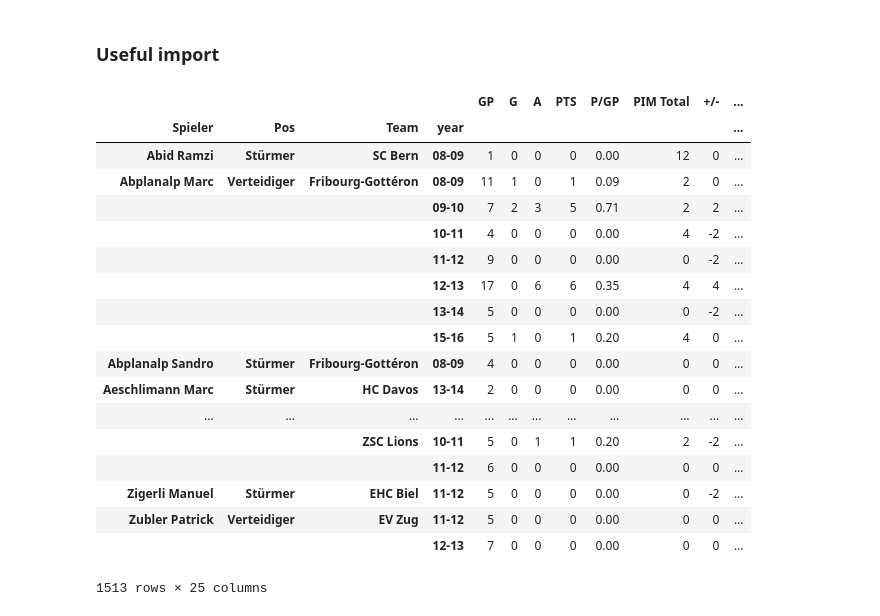
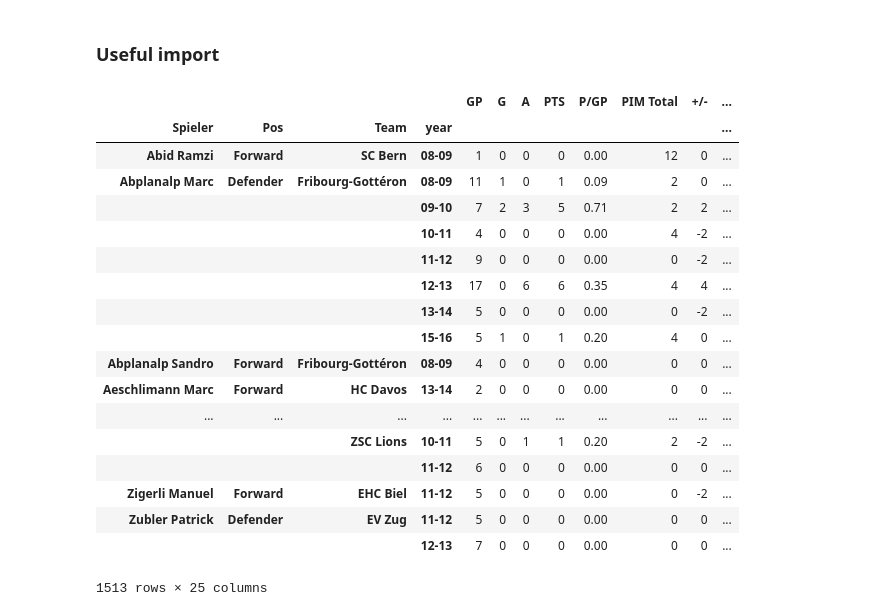
Before and after one commit to Gronlaen/swiss-ice-hockey-playoffs-prediction, a Jupyter notebook: Playoff_Analysis.ipynb, the cells around one changed output. Saved outputs shown, nothing was run; the diff lists cells and outputs as text; code cells hidden in the pictures.

```diff
--- a/Playoff_Analysis.ipynb
+++ b/Playoff_Analysis.ipynb
@@ -12,6 +12,8 @@ path_playoff_shots = "Data/Playoff/shots/*"
 path_playoff_shootouts = "Data/Playoff/shootouts/*"
 path_playoff_penalties = "Data/Playoff/penalties/*"
 
+dictPos = {'Stürmer' : 'Forward',
+       'Verteidiger' : 'Defender'}
 
 l = []
 for file in glob.iglob(path_playoff_summary):
@@ -21,6 +23,7 @@ for file in glob.iglob(path_playoff_summary):
     l.append(df)
 
 playoff_summary = pd.concat(l)
+playoff_summary.replace({"Pos" : dictPos}, inplace=True)
 
 l = []
 for file in glob.iglob(path_playoff_goals):
@@ -29,6 +32,7 @@ for file in glob.iglob(path_playoff_goals):
     l.append(df)
 
 playoff_goals = pd.concat(l)
+playoff_goals.replace({"Pos" : dictPos}, inplace=True)
 
 l = []
 for file in glob.iglob(path_playoff_shots):
@@ -37,6 +41,7 @@ for file in glob.iglob(path_playoff_shots):
     l.append(df)
 
 playoff_shots = pd.concat(l)
+playoff_shots.replace({"Pos" : dictPos}, inplace=True)
 
 l = []
 for file in glob.iglob(path_playoff_shootouts):
@@ -45,6 +50,7 @@ for file in glob.iglob(path_playoff_shootouts):
     l.append(df)
 
 playoff_shootouts = pd.concat(l)
+playoff_shootouts.replace({"Pos" : dictPos}, inplace=True)
 
 l = []
 for file in glob.iglob(path_playoff_penalties):
@@ -53,6 +59,7 @@ for file in glob.iglob(path_playoff_penalties):
     l.append(df)
 
 playoff_penalties = pd.concat(l)
+playoff_penalties.replace({"Pos" : dictPos}, inplace=True)
 
 playoff_summary.set_index(['Spieler','Team','Pos','year','GP'], inplace=True)
 playoff_summary.sort_index(inplace=True)
@@ -60,49 +67,48 @@ playoff_summary.drop(playoff_summary.columns[[0]], axis=1, inplace=True)
 
 playoff_shots.set_index(['Spieler','Team','Pos','year','GP'], inplace=True)
 playoff_shots.sort_index(inplace=True)
 playoff_shots.drop(playoff_shots.columns[[0]], axis=1, inplace=True)
 
 playoff_shootouts.set_index(['Spieler','Team','Pos','year','GP'], inplace=True)
 playoff_shootouts.sort_index(inplace=True)
 playoff_shootouts.drop(playoff_shootouts.columns[[0]], axis=1, inplace=True)
 
 playoff_goals.set_index(['Spieler','Team','Pos','year','GP'], inplace=True)
 playoff_goals.sort_index(inplace=True)
 playoff_goals.drop(playoff_goals.columns[[0]], axis=1, inplace=True)
 
 playoff_penalties.set_index(['Spieler','Team','Pos','year','GP'], inplace=True)
 playoff_penalties.sort_index(inplace=True)
 playoff_penalties.drop(playoff_penalties.columns[[0]], axis=1, inplace=True)
 
 player_info = pd.concat([playoff_summary, playoff_goals, playoff_shots, playoff_penalties], axis=1).sort_index()
 
-dictPos = {'Stürmer' : 'Forward',
-       'Verteidiger' : 'Defender'}
+
 player_info.replace({"Pos" : dictPos}, inplace=True)
 
 player_info = player_info.loc[:,~player_info.columns.duplicated()]
 player_info = player_info.reset_index().set_index(['Spieler','Pos','Team','year'])
 
 player_info.to_csv('Data/Cleaned_Data/playoff_clean.csv')
 
 player_info
 # %% [output]
 |  |  |  |  | GP | G | A | PTS | P/GP | PIM Total | +/- | ... |
 | Spieler | Pos | Team | year |  |  |  |  |  |  |  | ... |
-| Abid Ramzi | Stürmer | SC Bern | 08-09 | 1 | 0 | 0 | 0 | 0.00 | 12 | 0 | ... |
-| Abplanalp Marc | Verteidiger | Fribourg-Gottéron | 08-09 | 11 | 1 | 0 | 1 | 0.09 | 2 | 0 | ... |
+| Abid Ramzi | Forward | SC Bern | 08-09 | 1 | 0 | 0 | 0 | 0.00 | 12 | 0 | ... |
+| Abplanalp Marc | Defender | Fribourg-Gottéron | 08-09 | 11 | 1 | 0 | 1 | 0.09 | 2 | 0 | ... |
 |  |  |  | 09-10 | 7 | 2 | 3 | 5 | 0.71 | 2 | 2 | ... |
 |  |  |  | 10-11 | 4 | 0 | 0 | 0 | 0.00 | 4 | -2 | ... |
 |  |  |  | 11-12 | 9 | 0 | 0 | 0 | 0.00 | 0 | -2 | ... |
 |  |  |  | 12-13 | 17 | 0 | 6 | 6 | 0.35 | 4 | 4 | ... |
 |  |  |  | 13-14 | 5 | 0 | 0 | 0 | 0.00 | 0 | -2 | ... |
 |  |  |  | 15-16 | 5 | 1 | 0 | 1 | 0.20 | 4 | 0 | ... |
-| Abplanalp Sandro | Stürmer | Fribourg-Gottéron | 08-09 | 4 | 0 | 0 | 0 | 0.00 | 0 | 0 | ... |
-| Aeschlimann Marc | Stürmer | HC Davos | 13-14 | 2 | 0 | 0 | 0 | 0.00 | 0 | 0 | ... |
+| Abplanalp Sandro | Forward | Fribourg-Gottéron | 08-09 | 4 | 0 | 0 | 0 | 0.00 | 0 | 0 | ... |
+| Aeschlimann Marc | Forward | HC Davos | 13-14 | 2 | 0 | 0 | 0 | 0.00 | 0 | 0 | ... |
 | ... | ... | ... | ... | ... | ... | ... | ... | ... | ... | ... | ... |
 |  |  | ZSC Lions | 10-11 | 5 | 0 | 1 | 1 | 0.20 | 2 | -2 | ... |
 |  |  |  | 11-12 | 6 | 0 | 0 | 0 | 0.00 | 0 | 0 | ... |
-| Zigerli Manuel | Stürmer | EHC Biel | 11-12 | 5 | 0 | 0 | 0 | 0.00 | 0 | -2 | ... |
-| Zubler Patrick | Verteidiger | EV Zug | 11-12 | 5 | 0 | 0 | 0 | 0.00 | 0 | 0 | ... |
+| Zigerli Manuel | Forward | EHC Biel | 11-12 | 5 | 0 | 0 | 0 | 0.00 | 0 | -2 | ... |
+| Zubler Patrick | Defender | EV Zug | 11-12 | 5 | 0 | 0 | 0 | 0.00 | 0 | 0 | ... |
 |  |  |  | 12-13 | 7 | 0 | 0 | 0 | 0.00 | 0 | 0 | ... |
 1513 rows × 25 columns
```
Also changed, not shown: 3 other files.
